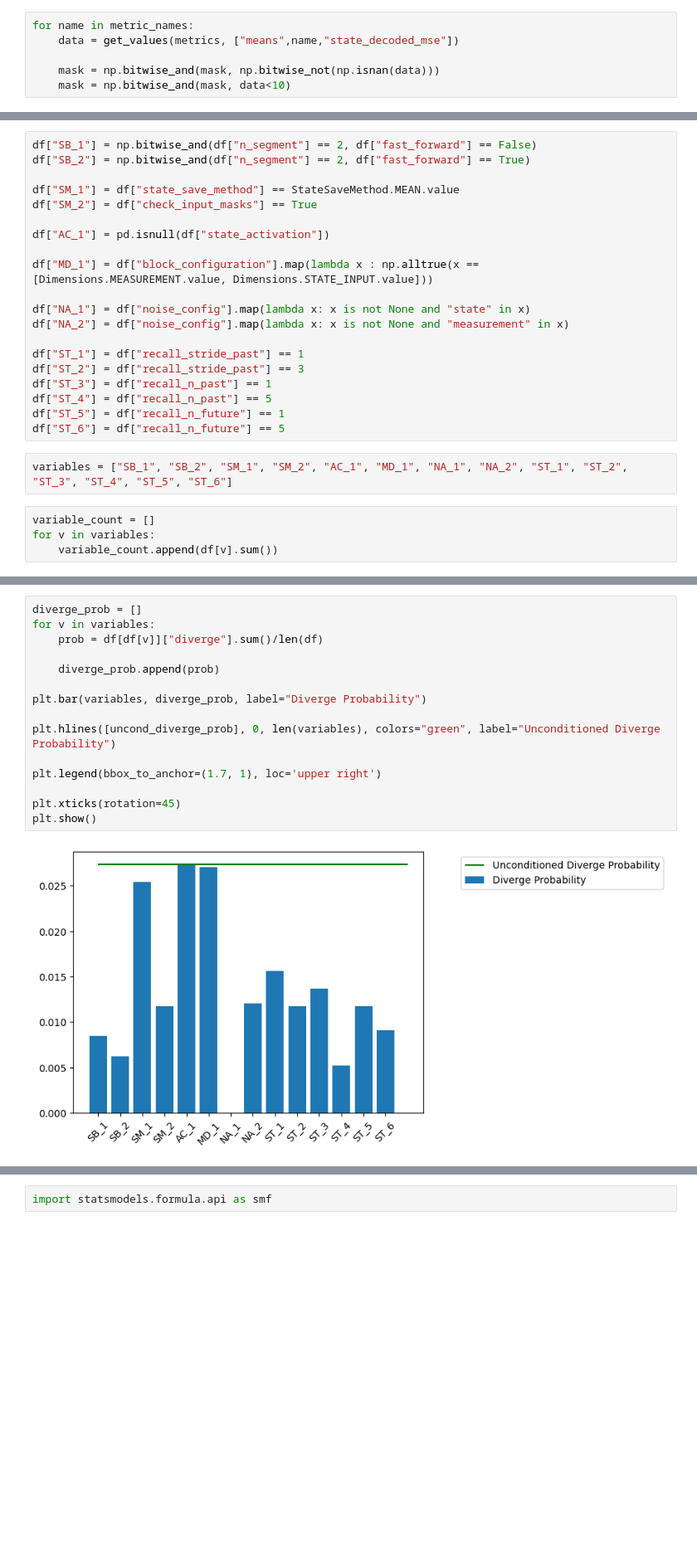
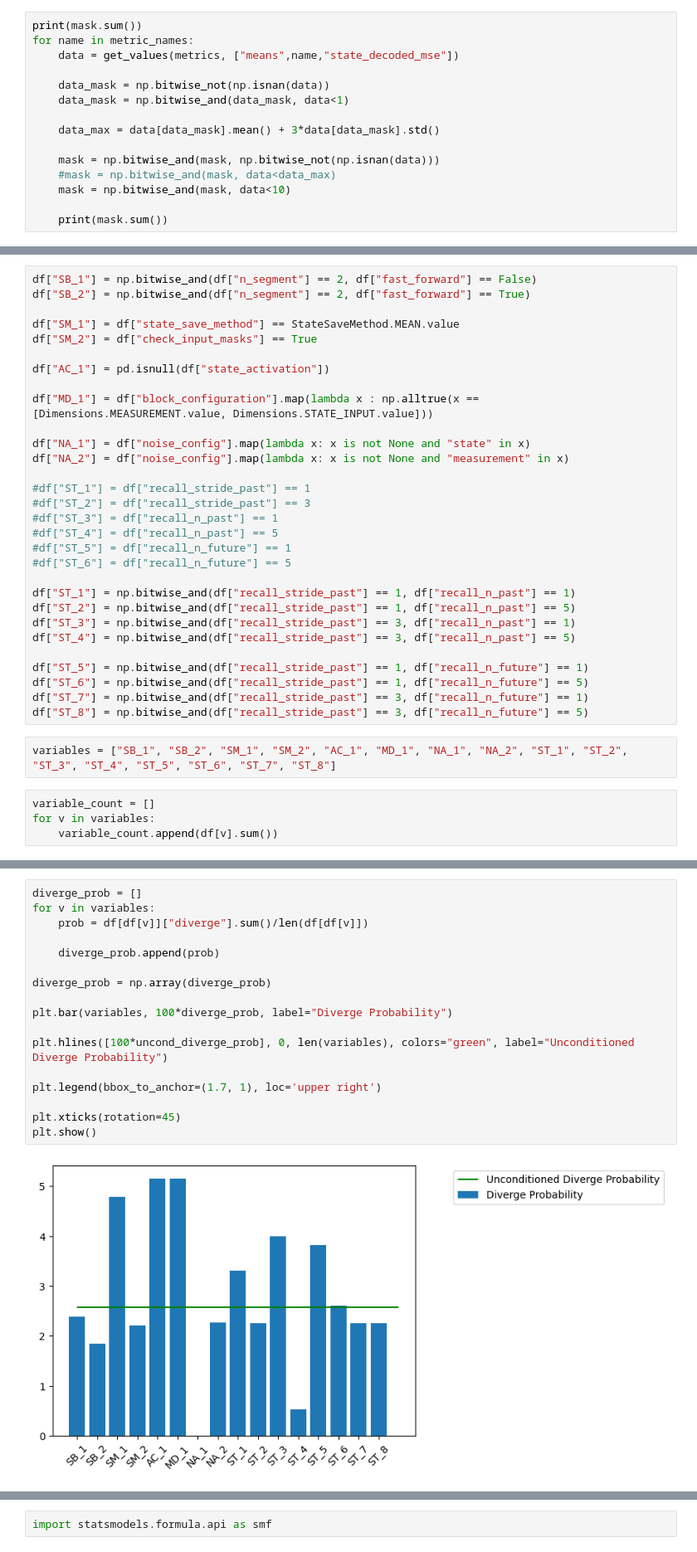
Before and after one commit to H-IAAC/WorldMachine, a Jupyter notebook: dev/toy1d_experiments/configuration_test_linear_model.ipynb, the cells around one changed output, grey strips where cells are left out. Shown at 83% size. Saved outputs shown, nothing was run; the diff lists cells and outputs as text; blank space fills up the shorter version.

```diff
--- a/dev/toy1d_experiments/configuration_test_linear_model.ipynb
+++ b/dev/toy1d_experiments/configuration_test_linear_model.ipynb
@@ -23,8 +23,17 @@ mask = np.bitwise_and(mask, np.isnan(optimizer_loss_val).sum(1) == 0)
 # %%
 metric_names = ["normal", "use_state", "prediction", "prediction_shallow"]
 # %%
+print(mask.sum())
 for name in metric_names:
     data = get_values(metrics, ["means",name,"state_decoded_mse"])
 
+    data_mask = np.bitwise_not(np.isnan(data))
+    data_mask = np.bitwise_and(data_mask, data<1)
+
+    data_max = data[data_mask].mean() + 3*data[data_mask].std()
+
     mask = np.bitwise_and(mask, np.bitwise_not(np.isnan(data)))
+    #mask = np.bitwise_and(mask, data<data_max)
     mask = np.bitwise_and(mask, data<10)
+
+    print(mask.sum())
@@ -101,14 +80,24 @@ df["MD_1"] = df["block_configuration"].map(lambda x : np.alltrue(x == [Dimension
 df["NA_1"] = df["noise_config"].map(lambda x: x is not None and "state" in x)
 df["NA_2"] = df["noise_config"].map(lambda x: x is not None and "measurement" in x)
 
-df["ST_1"] = df["recall_stride_past"] == 1
-df["ST_2"] = df["recall_stride_past"] == 3
-df["ST_3"] = df["recall_n_past"] == 1
-df["ST_4"] = df["recall_n_past"] == 5
-df["ST_5"] = df["recall_n_future"] == 1
-df["ST_6"] = df["recall_n_future"] == 5
+#df["ST_1"] = df["recall_stride_past"] == 1
+#df["ST_2"] = df["recall_stride_past"] == 3
+#df["ST_3"] = df["recall_n_past"] == 1
+#df["ST_4"] = df["recall_n_past"] == 5
+#df["ST_5"] = df["recall_n_future"] == 1
+#df["ST_6"] = df["recall_n_future"] == 5
+
+df["ST_1"] = np.bitwise_and(df["recall_stride_past"] == 1, df["recall_n_past"] == 1)
+df["ST_2"] = np.bitwise_and(df["recall_stride_past"] == 1, df["recall_n_past"] == 5)
+df["ST_3"] = np.bitwise_and(df["recall_stride_past"] == 3, df["recall_n_past"] == 1)
+df["ST_4"] = np.bitwise_and(df["recall_stride_past"] == 3, df["recall_n_past"] == 5)
+
+df["ST_5"] = np.bitwise_and(df["recall_stride_past"] == 1, df["recall_n_future"] == 1)
+df["ST_6"] = np.bitwise_and(df["recall_stride_past"] == 1, df["recall_n_future"] == 5)
+df["ST_7"] = np.bitwise_and(df["recall_stride_past"] == 3, df["recall_n_future"] == 1)
+df["ST_8"] = np.bitwise_and(df["recall_stride_past"] == 3, df["recall_n_future"] == 5)
 # %%
-variables = ["SB_1", "SB_2", "SM_1", "SM_2", "AC_1", "MD_1", "NA_1", "NA_2", "ST_1", "ST_2", "ST_3", "ST_4", "ST_5", "ST_6"]
+variables = ["SB_1", "SB_2", "SM_1", "SM_2", "AC_1", "MD_1", "NA_1", "NA_2", "ST_1", "ST_2", "ST_3", "ST_4", "ST_5", "ST_6", "ST_7", "ST_8"]
 # %%
 variable_count = []
 for v in variables:
@@ -140,20 +112,22 @@ diverge_prob
 # %%
 diverge_prob = []
 for v in variables:
-    prob = df[df[v]]["diverge"].sum()/len(df)
+    prob = df[df[v]]["diverge"].sum()/len(df[df[v]])
 
     diverge_prob.append(prob)
 
-plt.bar(variables, diverge_prob, label="Diverge Probability")
+diverge_prob = np.array(diverge_prob)
 
-plt.hlines([uncond_diverge_prob], 0, len(variables), colors="green", label="Unconditioned Diverge Probability")
+plt.bar(variables, 100*diverge_prob, label="Diverge Probability")
+
+plt.hlines([100*uncond_diverge_prob], 0, len(variables), colors="green", label="Unconditioned Diverge Probability")
 
 plt.legend(bbox_to_anchor=(1.7, 1), loc='upper right')
 
 plt.xticks(rotation=45)
 plt.show()
 # %% [output]
-[figure, old version]
+[figure, new version]
 # %%
 variables_filtered = []
 
```
Also changed, not shown: parts of 32 cells of this notebook.
